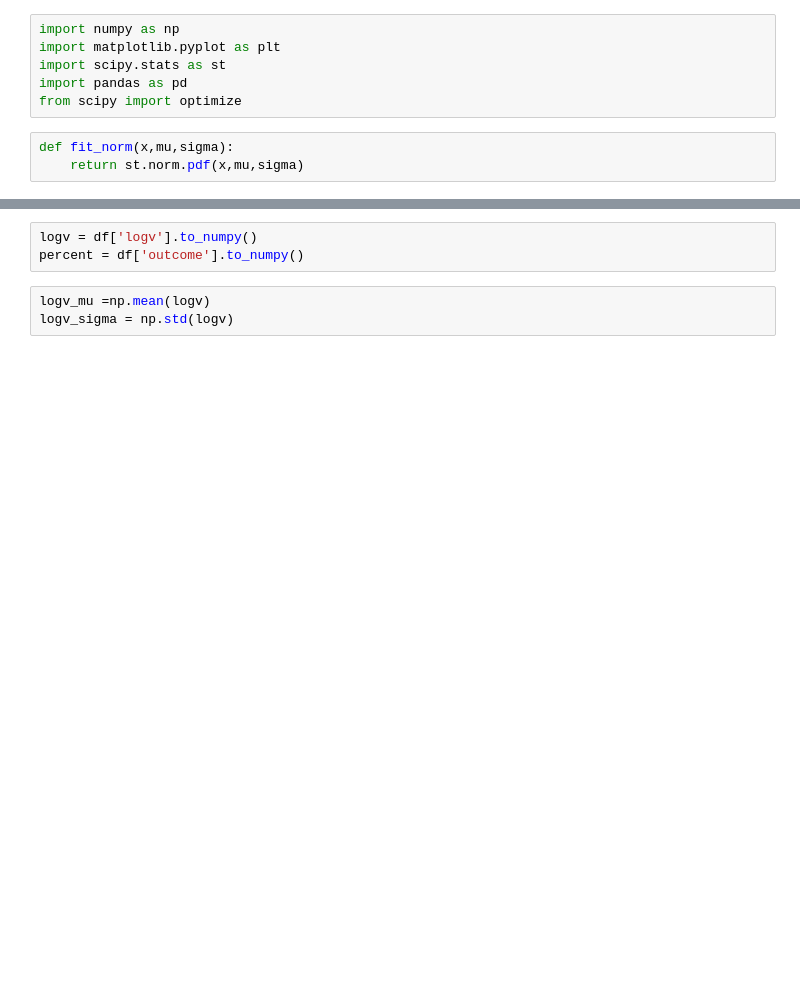
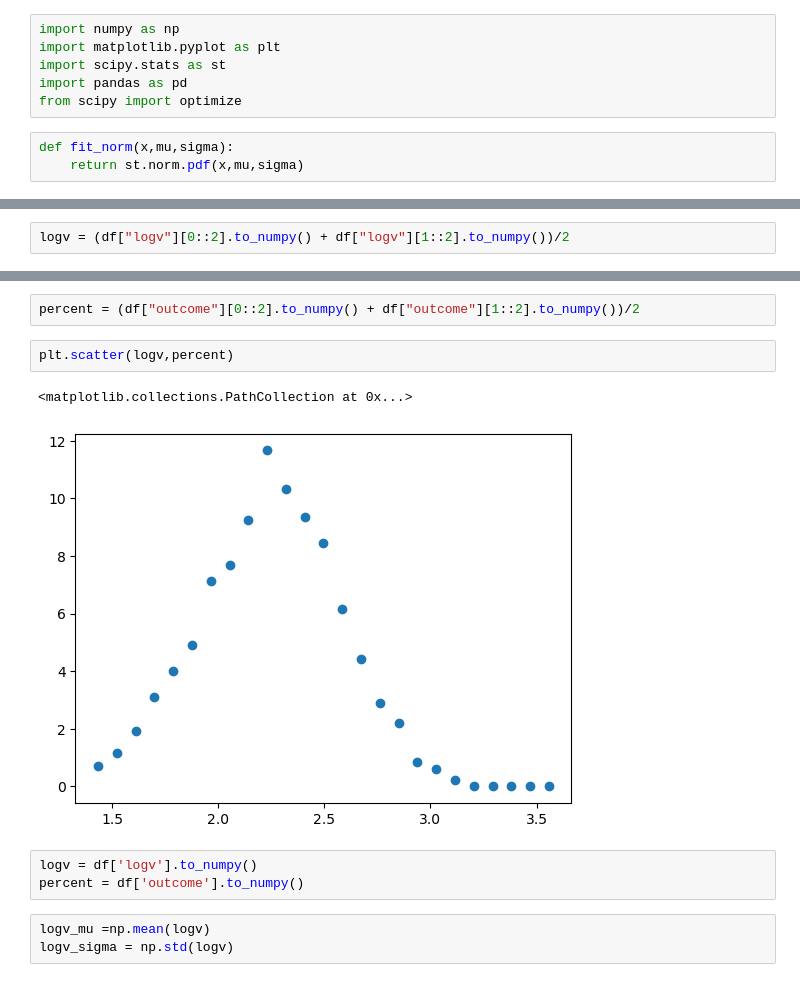
Before and after one commit to pranav-satheesh/Triple-MBH-Illustris, a Jupyter notebook: plot_extraction.ipynb, the cells around one changed output, grey strips where cells are left out. Drawn from its saved outputs; the diff is of its cells as text; blank space fills up the shorter version.

```diff
--- a/plot_extraction.ipynb
+++ b/plot_extraction.ipynb
@@ -19,0 +21,2 @@ df.head()
+# %%
+logv = (df["logv"][0::2].to_numpy() + df["logv"][1::2].to_numpy())/2
@@ -20,3 +27,10 @@ df.head()
+# %%
+percent = (df["outcome"][0::2].to_numpy() + df["outcome"][1::2].to_numpy())/2
+# %%
+plt.scatter(logv,percent)
+# %% [output]
+<matplotlib.collections.PathCollection at 0x...>
+[figure, added]
 # %%
 logv = df['logv'].to_numpy()
 percent = df['outcome'].to_numpy()
```
Also changed, not shown: parts of 6 cells of this notebook, 2 other files.
